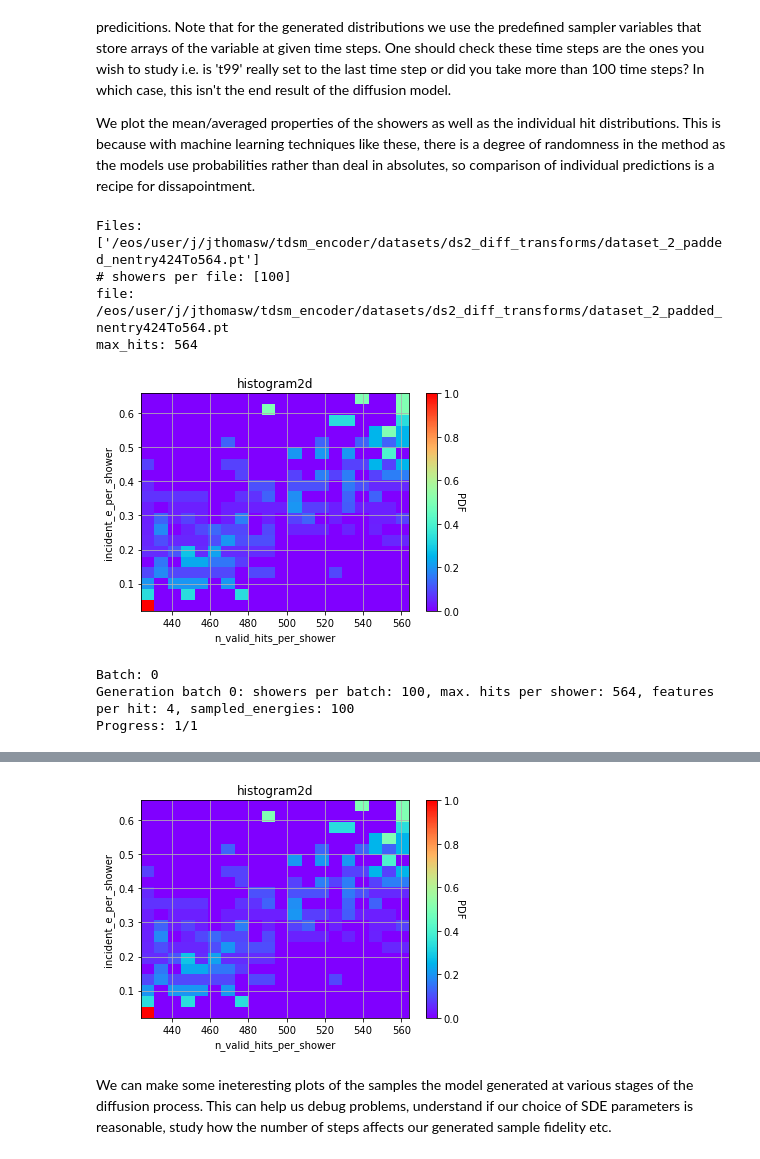
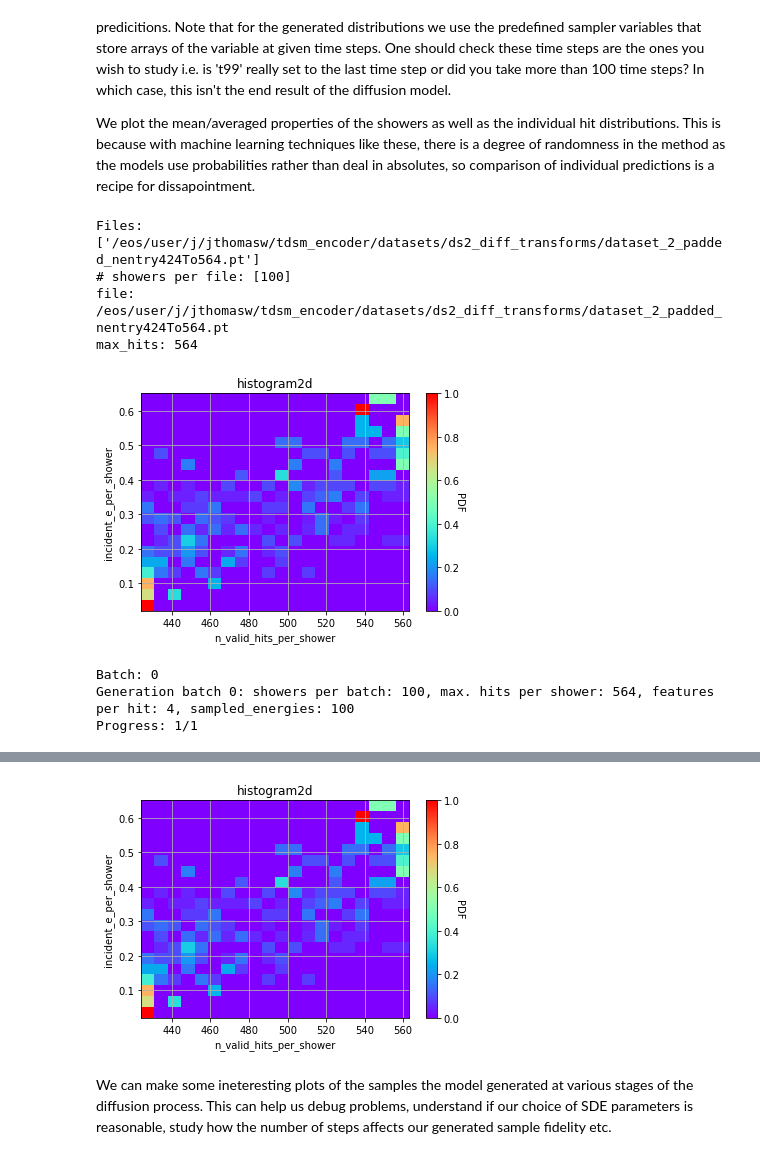
Before and after one commit to vincentchen566/tdsm_encoder, a Jupyter notebook: notebooks/6_sampling.ipynb, the cells around one changed output, grey strips where cells are left out. Cells and saved outputs as stored; diff of their text form; code cells hidden in the pictures.

```diff
--- a/notebooks/6_sampling.ipynb
+++ b/notebooks/6_sampling.ipynb
@@ -19,8 +19,11 @@ import tqdm
 from pickle import load
 from IPython import display
 sys.path.insert(1, '../')
-import trans_tdsm, utils
-import util.dataset_structure, util.display, util.model
+import util.data_utils as utils
+import util.score_model as score_model
+import util.samplers as samplers
+import util.display
+import util.sdes as sdes
 
 # GPU device info
 device = 'cuda' if torch.cuda.is_available() else 'cpu'
@@ -58,9 +61,9 @@ dropout_gen = 0
 
 # Instantiate stochastic differential equation
 if SDE == 'VP':
-    sde = utils.VPSDE(beta_max=beta_max,beta_min=beta_min, device=device)
+    sde = sdes.VPSDE(beta_max=beta_max,beta_min=beta_min, device=device)
 if SDE == 'VE':
-    sde = utils.VESDE(sigma_max=sigma_max,sigma_min=sigma_min,device=device)
+    sde = sdes.VESDE(sigma_max=sigma_max,sigma_min=sigma_min,device=device)
 marginal_prob_std_fn = functools.partial(sde.marginal_prob)
 diffusion_coeff_fn = functools.partial(sde.sde)
 
@@ -81,16 +84,6 @@ for filename in os.listdir(dataset_store_path):
 print(files_list_)
 
 # Instantiate model
-model=trans_tdsm.Gen(n_feat_dim, embed_dim, hidden_dim, num_encoder_blocks, num_attn_heads, dropout_gen, marginal_prob_std=marginal_prob_std_fn)
+model=score_model.Gen(n_feat_dim, embed_dim, hidden_dim, num_encoder_blocks, num_attn_heads, dropout_gen, marginal_prob_std=marginal_prob_std_fn)
 torch.save(model.state_dict(), 'initial_model.pt')
-
-table = PrettyTable(['Module name', 'Parameters listed'])
-t_params = 0
-for name_ , para_ in model.named_parameters():
-    if not para_.requires_grad: continue
-    param = para_.numel()
-    table.add_row([name_, param])
-    t_params+=param
-print(table)
-print(f'Sum of trainable parameters: {t_params}')
 # %% [output]
@@ -130,20 +123,20 @@ import tqdm
 workingdir = "./"
 
 # Granularity of time steps (defines step size of reverse diffusion)
-sampler_steps = 100
+sampler_steps = 200
 # Select time steps for diffusion progression plots
-steps2plot = (0, 95, 97, 98, 99)
+steps2plot = (0, 495, 497, 498, 499)
 # Number of showers to generate
 n_showers_2_gen = 100
 # Batch size for sampler
 batch_size = 100
 
-output_directory = workingdir+'/sampling_VP_1to0p001_transine_1000eps_'+datetime.now().strftime('%Y%m%d_%H%M')+'_output/'
+output_directory = workingdir+'/sampling_VP_1to0p001_trans_ine_20231004_1301_'+datetime.now().strftime('%Y%m%d_%H%M')+'_output/'
 if not os.path.exists(output_directory):
     os.makedirs(output_directory)
 
 # Load saved model
-model.load_state_dict(torch.load('/eos/user/j/jthomasw/tdsm_encoder/training_VP_1to0p001_transine_1000eps/ckpt_tmp_999.pth', map_location=device))
+model.load_state_dict(torch.load('/eos/user/j/jthomasw/tdsm_encoder/training_VP_1to0p001_trans_ine_20231004_1301_output/ckpt_tmp_499.pth', map_location=device))
 
 model.to(device)
 
@@ -169,7 +162,7 @@ shower_counter = 0
 sample_ = []
 
 # Sampler instance
-sampler = trans_tdsm.pc_sampler(sde=sde, padding_value=padding_value, snr=0.16, sampler_steps=sampler_steps, steps2plot=steps2plot, device=device, jupyternotebook=True)
+sampler = samplers.pc_sampler(sde=sde, padding_value=padding_value, snr=0.16, sampler_steps=sampler_steps, steps2plot=steps2plot, device=device, jupyternotebook=True)
 
 # Collect Geant4 shower information
 for file_idx in range(len(files_list_)):
@@ -253,7 +246,7 @@ for file_idx in range(len(files_list_)):
 
     # Generate 2D pdf of incident E vs N valid hits from the training file(s)
     n_bins_prob_dist = 20
-    e_vs_nhits_prob, x_bin, y_bin = trans_tdsm.get_prob_dist(incident_e_per_shower, n_valid_hits_per_shower, n_bins_prob_dist)
+    e_vs_nhits_prob, x_bin, y_bin = samplers.get_prob_dist(incident_e_per_shower, n_valid_hits_per_shower, n_bins_prob_dist)
 
     # Plot 2D histogram (sanity check)
     fig0, (ax0) = plt.subplots(ncols=1, sharey=True)
@@ -278,7 +271,7 @@ for file_idx in range(len(files_list_)):
         sampled_ine = torch.cat([sampled_ine,in_energies])
 
     # Create variable length tensors of random noise for features of hits
-    nhits, gen_hits = trans_tdsm.generate_hits(e_vs_nhits_prob, x_bin, y_bin, in_energies, 4, device=device)
+    nhits, gen_hits = samplers.generate_hits(e_vs_nhits_prob, x_bin, y_bin, in_energies, 4, device=device)
 
     # Save
     torch.save([gen_hits, in_energies],'tmp.pt')
@@ -305,34 +298,35 @@ for file_idx in range(len(files_list_)):
         print(f'Generation batch {i}: showers per batch: {gen_hit.shape[0]}, max. hits per shower: {gen_hit.shape[1]}, features per hit: {gen_hit.shape[2]}, sampled_energies: {len(sampled_energies)}')
         sys.stdout.write('\r')
         sys.stdout.write("Progress: %d/%d" % ((i+1), len(gen_hits_loader)))
         sys.stdout.flush()
 
         # Run reverse diffusion sampler on showers of random noise + zero-padded hits
         #generative = sampler(model, marginal_prob_std_fn, diffusion_coeff_fn, sampled_energies, gen_hit, batch_size=gen_hit.shape[0])
         generative = sampler(model, sampled_energies, gen_hit, batch_size=gen_hit.shape[0])
 
         # Create first sample or concatenate sample to sample list
         if i == 0:
             sample = generative
         else:
             sample = torch.cat([sample,generative])
 
         print(f'sample: {sample.shape}')
 
     sample_np = sample.cpu().numpy()
 
     for i in range(len(sample_np)):
         # The output of the sampler has nhits == max hits (do we want to remove these here or during the diffusion?)
         tmp_sample = sample_np[i]#[:nhits[i]]
         sample_.append(torch.tensor(tmp_sample))
+
 print(f'sample_: {len(sample_)}, sampled_ine: {len(sampled_ine)}')
 torch.save([sample_,sampled_ine], os.path.join(output_directory, 'sample.pt'))
 # %% [output]
 Files: ['/eos/user/j/jthomasw/tdsm_encoder/datasets/ds2_diff_transforms/dataset_2_padded_nentry424To564.pt']
 # showers per file: [100]
 file: /eos/user/j/jthomasw/tdsm_encoder/datasets/ds2_diff_transforms/dataset_2_padded_nentry424To564.pt
 max_hits: 564
-[figure, old version]
+[figure, new version]
 Batch: 0
 Generation batch 0: showers per batch: 100, max. hits per shower: 564, features per hit: 4, sampled_energies: 100
 Progress: 1/1
@@ -343,4 +337,4 @@ Wall time: 2min 5s
-[figure, old version]
+[figure, new version]
 # %% [markdown]
 We can make some ineteresting plots of the samples the model generated at various stages of the diffusion process. This can help us debug problems, understand if our choice of SDE parameters is reasonable, study how the number of steps affects our generated sample fidelity etc.
 # %%
```
Also changed, not shown: parts of 4 cells of this notebook, 11 other files.
